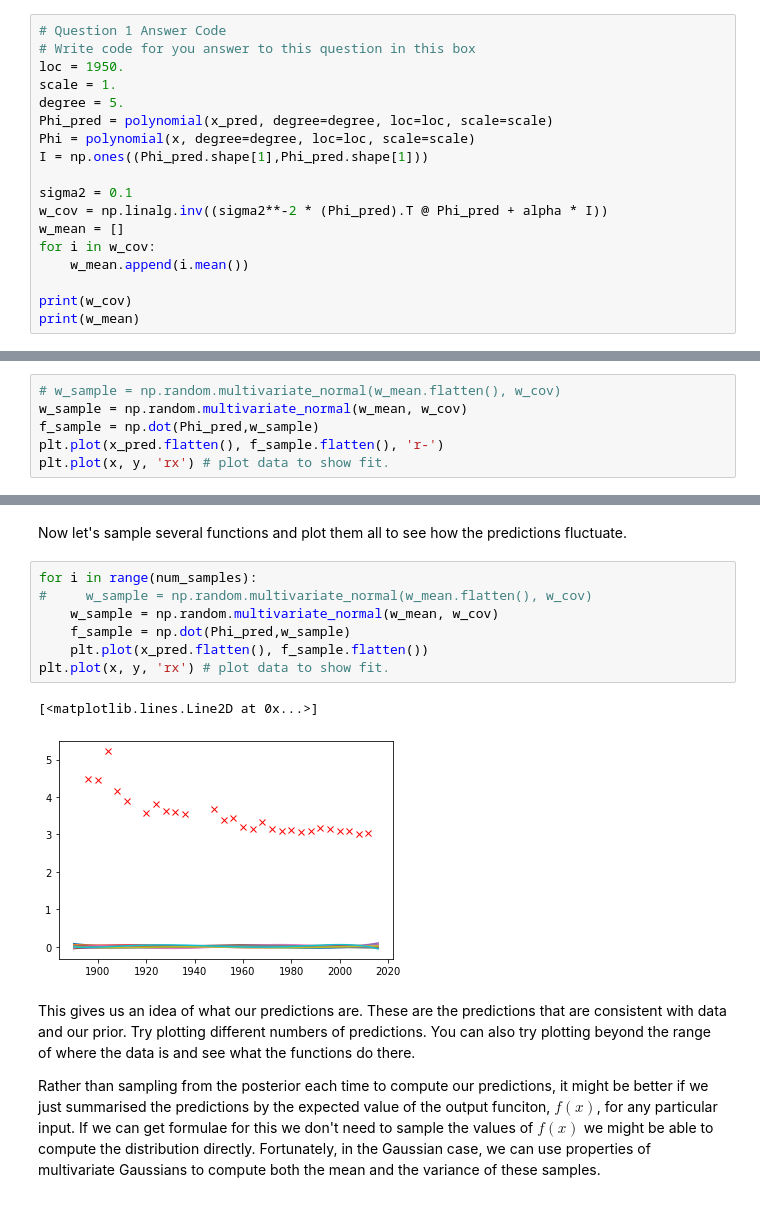
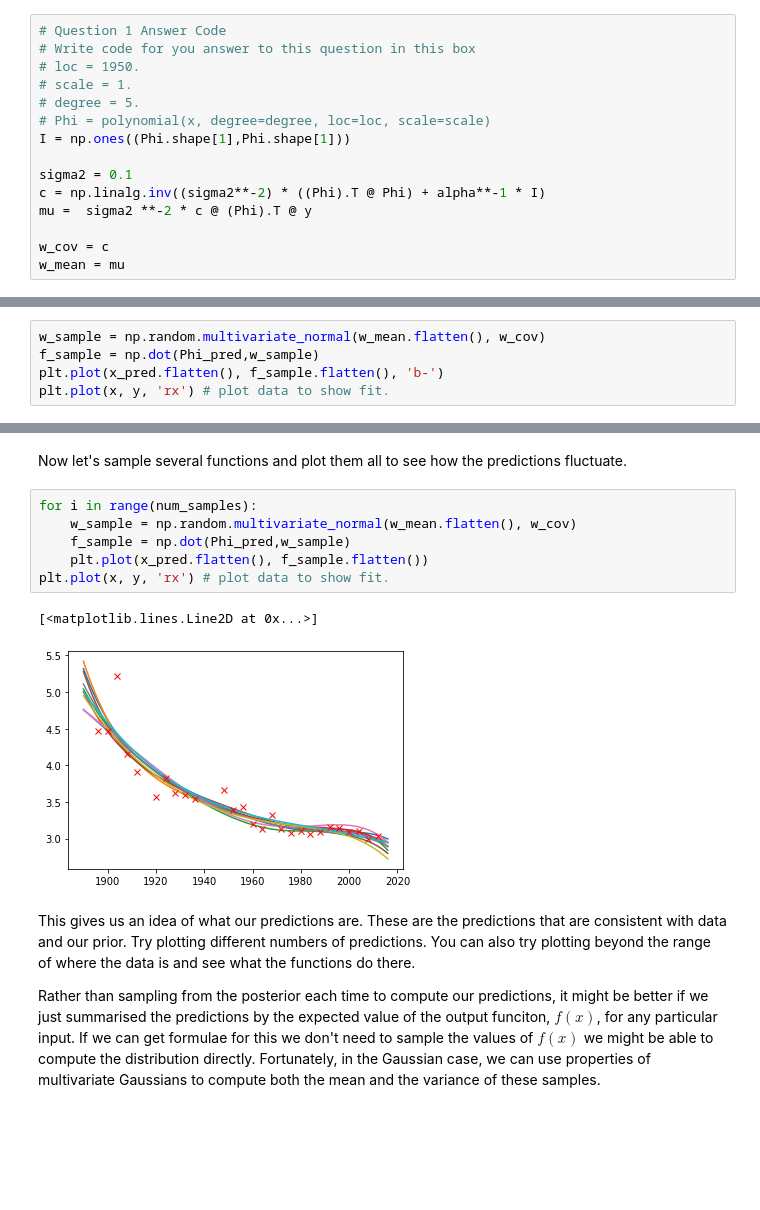
Before and after one commit to maalvarezl/MLAI, a Jupyter notebook: Lab 6 - Bayesian regression & DL intro.ipynb, the cells around one changed output, grey strips where cells are left out. Drawn from its saved outputs; the diff is of its cells as text; blank space fills up the shorter version.

```diff
--- a/Lab 6 - Bayesian regression & DL intro.ipynb
+++ b/Lab 6 - Bayesian regression & DL intro.ipynb
@@ -329,18 +329,15 @@ Compute the covariance for $\mathbf{w}$ given the training data (using the formu
 # %%
 # Question 1 Answer Code
 # Write code for you answer to this question in this box
-loc = 1950.
-scale = 1.
-degree = 5.
-Phi_pred = polynomial(x_pred, degree=degree, loc=loc, scale=scale)
-Phi = polynomial(x, degree=degree, loc=loc, scale=scale)
-I = np.ones((Phi_pred.shape[1],Phi_pred.shape[1]))
+# loc = 1950.
+# scale = 1.
+# degree = 5.
+# Phi = polynomial(x, degree=degree, loc=loc, scale=scale)
+I = np.ones((Phi.shape[1],Phi.shape[1]))
 
 sigma2 = 0.1
-w_cov = np.linalg.inv((sigma2**-2 * (Phi_pred).T @ Phi_pred + alpha * I))
-w_mean = []
-for i in w_cov:
-    w_mean.append(i.mean())
+c = np.linalg.inv((sigma2**-2) * ((Phi).T @ Phi) + alpha**-1 * I)
+mu =  sigma2 **-2 * c @ (Phi).T @ y
 
-print(w_cov)
-print(w_mean)
+w_cov = c
+w_mean = mu
@@ -363,10 +346,9 @@ print(w_mean)
 
 Earlier, we were able to sample the prior values for the mean *independently* from a Gaussian using `np.random.normal` and scaling the result. However, observing the data *correlates* the parameters. Recall this from the first lab where we had a correlation between the offset, $c$ and the slope $m$ which caused such problems with the coordinate ascent algorithm. We need to sample from a *correlated* Gaussian. For this we can use `np.random.multivariate_normal`.
 # %%
-# w_sample = np.random.multivariate_normal(w_mean.flatten(), w_cov)
-w_sample = np.random.multivariate_normal(w_mean, w_cov)
+w_sample = np.random.multivariate_normal(w_mean.flatten(), w_cov)
 f_sample = np.dot(Phi_pred,w_sample)
-plt.plot(x_pred.flatten(), f_sample.flatten(), 'r-')
+plt.plot(x_pred.flatten(), f_sample.flatten(), 'b-')
 plt.plot(x, y, 'rx') # plot data to show fit.
 # %% [output]
 [<matplotlib.lines.Line2D at 0x...>]
@@ -375,14 +357,13 @@ plt.plot(x, y, 'rx') # plot data to show fit.
 Now let's sample several functions and plot them all to see how the predictions fluctuate.
 # %%
 for i in range(num_samples):
-#     w_sample = np.random.multivariate_normal(w_mean.flatten(), w_cov)
-    w_sample = np.random.multivariate_normal(w_mean, w_cov)
+    w_sample = np.random.multivariate_normal(w_mean.flatten(), w_cov)
     f_sample = np.dot(Phi_pred,w_sample)
     plt.plot(x_pred.flatten(), f_sample.flatten())
 plt.plot(x, y, 'rx') # plot data to show fit.
 # %% [output]
 [<matplotlib.lines.Line2D at 0x...>]
-[figure, old version]
+[figure, new version]
 # %% [markdown]
 This gives us an idea of what our predictions are. These are the predictions that are consistent with data and our prior. Try plotting different numbers of predictions. You can also try plotting beyond the range of where the data is and see what the functions do there.
 
```
Also changed, not shown: parts of 23 cells of this notebook.
